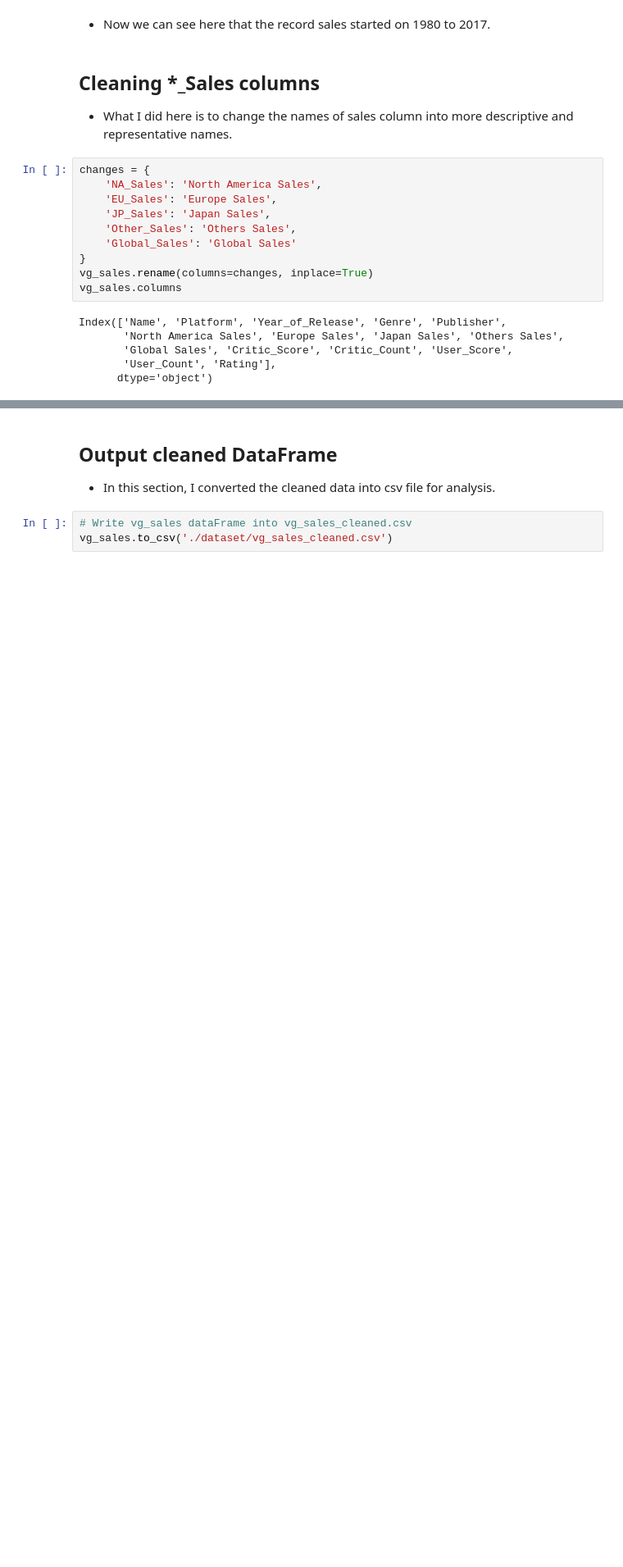
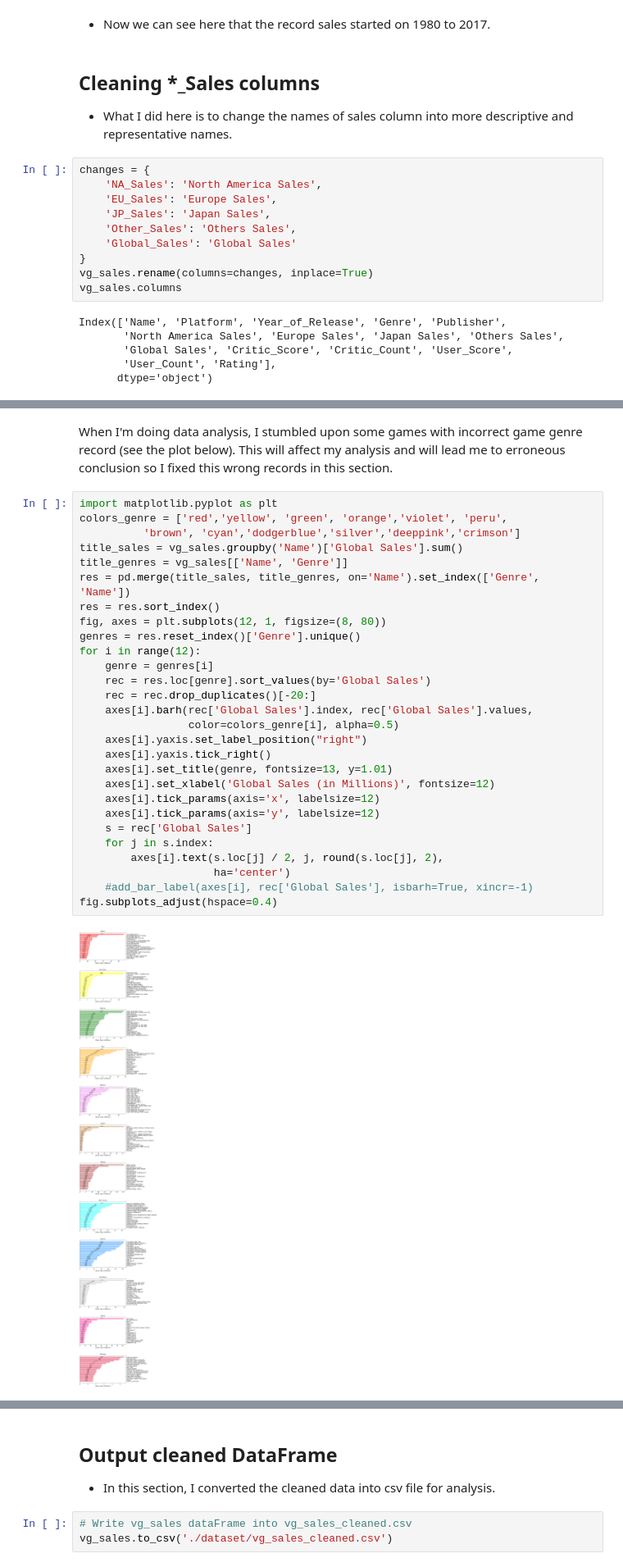
Before and after one commit to fvea/exploratory-data-analysis-video-games-sales, a Jupyter notebook: data_cleaning_script.ipynb, the cells around one changed output, grey strips where cells are left out. Shown at 82% size. Saved outputs shown, nothing was run; the diff lists cells and outputs as text; blank space fills up the shorter version.

```diff
--- a/data_cleaning_script.ipynb
+++ b/data_cleaning_script.ipynb
@@ -213,0 +216,32 @@ Index(['Name', 'Platform', 'Year_of_Release', 'Genre', 'Publisher',
+# %% [markdown]
+When I'm doing data analysis, I stumbled upon some games with incorrect game genre record (see the plot below). This will affect my analysis and will lead me to erroneous conclusion so I fixed this wrong records in this section.
+# %%
+import matplotlib.pyplot as plt
+colors_genre = ['red','yellow', 'green', 'orange','violet', 'peru',
+          'brown', 'cyan','dodgerblue','silver','deeppink','crimson']
+title_sales = vg_sales.groupby('Name')['Global Sales'].sum()
+title_genres = vg_sales[['Name', 'Genre']]
+res = pd.merge(title_sales, title_genres, on='Name').set_index(['Genre', 'Name'])
+res = res.sort_index()
+fig, axes = plt.subplots(12, 1, figsize=(8, 80))
+genres = res.reset_index()['Genre'].unique()
+for i in range(12):
+    genre = genres[i]
+    rec = res.loc[genre].sort_values(by='Global Sales')
+    rec = rec.drop_duplicates()[-20:]
+    axes[i].barh(rec['Global Sales'].index, rec['Global Sales'].values,
+                 color=colors_genre[i], alpha=0.5)
+    axes[i].yaxis.set_label_position("right")
+    axes[i].yaxis.tick_right()
+    axes[i].set_title(genre, fontsize=13, y=1.01)
+    axes[i].set_xlabel('Global Sales (in Millions)', fontsize=12)
+    axes[i].tick_params(axis='x', labelsize=12)
+    axes[i].tick_params(axis='y', labelsize=12)
+    s = rec['Global Sales']
+    for j in s.index:
+        axes[i].text(s.loc[j] / 2, j, round(s.loc[j], 2),
+                     ha='center')
+    #add_bar_label(axes[i], rec['Global Sales'], isbarh=True, xincr=-1)
+fig.subplots_adjust(hspace=0.4)
+# %% [output]
+[figure, added]
```
Also changed, not shown: parts of 3 cells of this notebook, 1 other file.
